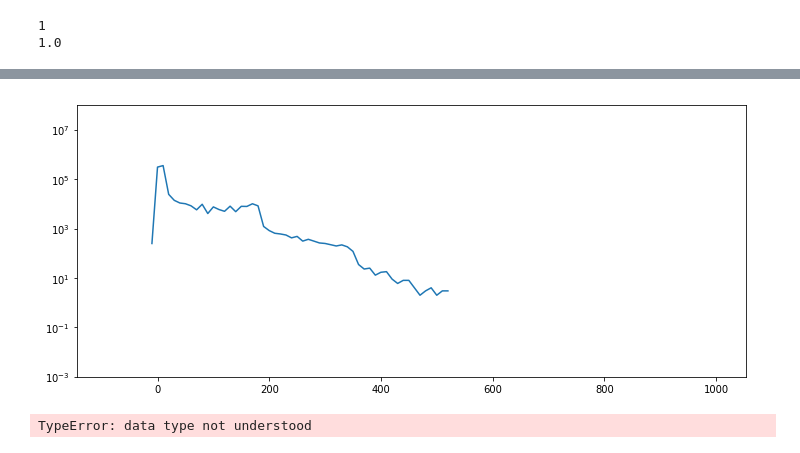
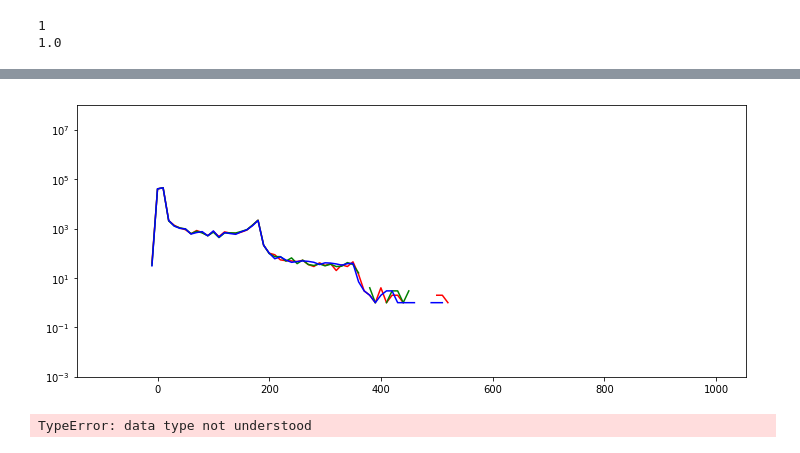
Before and after one commit to 98montanajordi/X-Ray-Speckle-visibitily-spectroscopy, a Jupyter notebook: Speckle_DZ.ipynb, the cells around one changed output, grey strips where cells are left out. Drawn from its saved outputs; the diff is of its cells as text; code cells hidden in the pictures.

```diff
--- a/Speckle_DZ.ipynb
+++ b/Speckle_DZ.ipynb
@@ -160,5 +0,0 @@ def AddReadoutNoise(chargePattern, pixelReadoutNoise):
-# %%
-a = np.random.randn(10,10)
-b = ndimage.filters.gaussian_filter(a, 3, mode='wrap', truncate=7)
-print(sum(a.flatten()))
-print(sum(b.flatten()))
@@ -168,11 +72,13 @@ print(sum(b.flatten()))
 # %%
 gridSize = [2048,2048]
 detectorSize = [64,64]
-kbar = 0.01
+kbar = 0.04
 speckleSize = 50
 chargeCloudSize = 0.3
 photonEnergy = 9500
-readoutNoise = 0
+readoutNoise = 10
+gainVariation = 0.05
+gainMap = 1+gainVariation*np.random.randn(detectorSize[0], detectorSize[1])
 
 kbar_grid = kbar/gridSize[0]/gridSize[1]*detectorSize[0]*detectorSize[1]
 chargeCloudSize_grid = chargeCloudSize*gridSize[0]/detectorSize[0]
@@ -183,7 +89,7 @@ speckleN = AddShotNoise(speckle, kbar_grid)
 speckleNE = ApplyChargeCloud(speckleN, chargeCloudSize_grid, photonEnergy)
 speckleD = rebin(speckleNE, detectorSize)
 #speckleD = rebin_slow(speckleNE, 8)
-speckleDD = digitizeCharge(speckleD)
+speckleDD = digitizeCharge(speckleD, gainMap = gainMap)
 speckleDN = AddReadoutNoise(speckleDD, readoutNoise)
 toc = time.time();print(toc-tic)
 
@@ -275,21 +185,22 @@ print(sum(b.flatten())*3.6)
 # %%
 binWidth = 10;
 bins = np.arange(-100, 1000.1, binWidth)
-histFinal = np.zeros(np.shape(bins)[0]-1)
+histFinal = np.zeros([np.shape(bins)[0]-1, 3])
 nPhoton = 0
 kbar = 0.1
-ccs=0.4
+ccs=0.5
 rn=3
 
-N = 200
-for i in range(N):
-    if np.mod(i,10) == 0:
-        print i
-    #speckle = makeWeakSpeckle(kbar, chargeCloudSize=ccs, readoutNoise=rn)
-    speckle = makeFlatPoisson(kbar, chargeCloudSize=ccs, readoutNoise=rn, detectorSize=[64,64])
-    nPhoton += (sum(speckle.flatten())/9500*3.6*15);
-    histHere = np.histogram(speckle.flatten(), bins)
-    histFinal +=histHere[0]
+N = 100
+for k in range(3):
+    for i in range(N):
+        if np.mod(i,10) == 0:
+            print i
+        #speckle = makeWeakSpeckle(kbar, chargeCloudSize=ccs, readoutNoise=rn)
+        speckle = makeFlatPoisson(kbar, chargeCloudSize=ccs, readoutNoise=rn, detectorSize=[32,32])
+        nPhoton += (sum(speckle.flatten())/9500*3.6*15);
+        histHere = np.histogram(speckle.flatten(), bins)
+        histFinal[:,k] +=histHere[0]
 print('DONE\n');
 print('total number of photons: %d\n' % nPhoton)
 print('simulated kbar: %.6f\n' % (nPhoton/128/128/N))
@@ -323,13 +225,15 @@ print(sum(speckle.flatten())/9500*3.6*15/128/128)
 # %%
-# take a look at the histogram
-
+# take a look at the sum histogram, trying to make it similar to a real detector
+# ... still some artifact from 32x32 spatial sampling of a pixel
 
 plt.figure(figsize=[12,5]);plt.clf();
-plt.semilogy(bins[1:], histFinal)
+plt.semilogy(bins[1:], histFinal[:,0], 'r')
+plt.semilogy(bins[1:], histFinal[:,1], 'g')
+plt.semilogy(bins[1:], histFinal[:,2], 'b')
 plt.ylim(1e-3,1e8)
 plt.show()
 # %% [output]
-[figure, old version]
+[figure, new version]
 # %%
 import multiprocessing as mp
 
```
Also changed, not shown: parts of 11 cells of this notebook.
